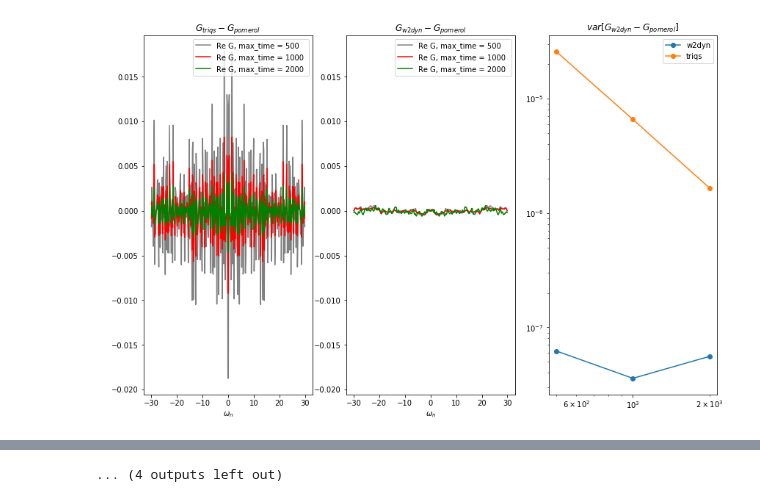
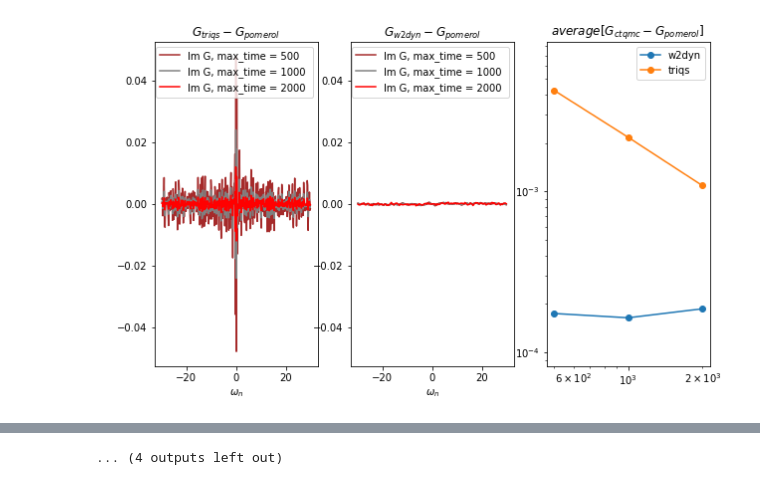
Before and after one commit to ahausoel/benchmarks_light, a Jupyter notebook: 2orbs/plot_statistics.ipynb, the cells around one changed output, grey strips where cells are left out. Cells and saved outputs as stored; diff of their text form; code cells hidden in the pictures.

```diff
--- a/2orbs/plot_statistics.ipynb
+++ b/2orbs/plot_statistics.ipynb
@@ -3,11 +3,12 @@ from pytriqs.gf import *
 from pytriqs.archive import *
 from pytriqs.plot.mpl_interface import oplot, oploti, oplotr, plt
 import numpy as np
-plt.rcParams["figure.figsize"] = (14,9)
+#plt.rcParams["figure.figsize"] = (14,9)
+plt.rcParams["figure.figsize"] = (10,6)
 
 pom = HDFArchive('results/pomerol.h5','r')
 
-color=['grey', 'red', 'green', 'blue', 'black']
+color=['brown', 'grey', 'red', 'green', 'blue', 'black']
 #titlecolor=['grey', 'red', 'green', 'black']
 
 plt.rcParams.update({'font.size': 10})
@@ -19,16 +20,22 @@ for m in {"I", "R"}:
             data = []
 
             w2dyn_vars = []
+            w2dyn_w_vars = []
             triqs_vars = []
+            w2dyn_diffs = []
+            w2dyn_w_diffs = []
+            triqs_diffs = []
 
             times = [500, 1000, 2000]
+            #times = [250, 500, 1000]
 
             for nt, max_time in enumerate(times):
 
                 folder = "results_"+str(max_time)+"/"
-                #print 'folder', folder
+                print 'folder', folder
 
                 w2dyn = HDFArchive(folder+'w2dyn_cthyb.h5','r')
+                #w2dyn_w = HDFArchive(folder+'w2dyn_cthyb_worm.h5','r')
                 triqs = HDFArchive(folder+'cthyb.h5','r')
 
                 beta = w2dyn["G/dn/mesh/domain/beta"]
@@ -55,24 +62,44 @@ for m in {"I", "R"}:
                 #print 'iw_[ind_min]', iw_[ind_min]
                 #print 'iw_[ind_max]', iw_[ind_max]
 
-                max_triqs = np.amax(np.real(triqs['G'][s][b,b].data[ind_min:ind_max]-pom['G'][s][b,b].data[ind_min:ind_max]))
-                max_w2dyn = np.amax(np.real(w2dyn['G'][s][b,b].data[ind_min:ind_max]-pom['G'][s][b,b].data[ind_min:ind_max]))
+                def real_or_imag(array):
 
-                min_triqs = np.amin(np.real(triqs['G'][s][b,b].data[ind_min:ind_max]-pom['G'][s][b,b].data[ind_min:ind_max]))
-                min_w2dyn = np.amin(np.real(w2dyn['G'][s][b,b].data[ind_min:ind_max]-pom['G'][s][b,b].data[ind_min:ind_max]))
+                    if m == "R":
+                        return np.real(array)
+                    else:
+                        return np.imag(array)
+
+
+                max_triqs = np.amax(real_or_imag(triqs['G'][s][b,b].data[ind_min:ind_max]-pom['G'][s][b,b].data[ind_min:ind_max]))
+                max_w2dyn = np.amax(real_or_imag(w2dyn['G'][s][b,b].data[ind_min:ind_max]-pom['G'][s][b,b].data[ind_min:ind_max]))
+
+                min_triqs = np.amin(real_or_imag(triqs['G'][s][b,b].data[ind_min:ind_max]-pom['G'][s][b,b].data[ind_min:ind_max]))
+                min_w2dyn = np.amin(real_or_imag(w2dyn['G'][s][b,b].data[ind_min:ind_max]-pom['G'][s][b,b].data[ind_min:ind_max]))
 
                 ymin = min(min_triqs, min_w2dyn)
                 ymax = max(max_triqs, max_w2dyn)
 
                 ### calculate variance
 
-                w2dyn_var = np.var(np.real(w2dyn['G'][s][b,b].data[ind_min:ind_max]-pom['G'][s][b,b].data[ind_min:ind_max]))
-                triqs_var = np.var(np.real(triqs['G'][s][b,b].data[ind_min:ind_max]-pom['G'][s][b,b].data[ind_min:ind_max]))
+                w2dyn_var = np.var(real_or_imag(w2dyn['G'][s][b,b].data[ind_min:ind_max]-pom['G'][s][b,b].data[ind_min:ind_max]))
+                #w2dyn_w_var = np.var(real_or_imag(w2dyn_w['G'][s][b,b].data[ind_min:ind_max]-pom['G'][s][b,b].data[ind_min:ind_max]))
+                triqs_var = np.var(real_or_imag(triqs['G'][s][b,b].data[ind_min:ind_max]-pom['G'][s][b,b].data[ind_min:ind_max]))
+                w2dyn_diff = np.average(np.abs(real_or_imag(w2dyn['G'][s][b,b].data[ind_min:ind_max]-pom['G'][s][b,b].data[ind_min:ind_max])))
+                #w2dyn_w_diff = np.average(np.abs(real_or_imag(w2dyn_w['G'][s][b,b].data[ind_min:ind_max]-pom['G'][s][b,b].data[ind_min:ind_max])))
+                triqs_diff = np.average(np.abs(real_or_imag(triqs['G'][s][b,b].data[ind_min:ind_max]-pom['G'][s][b,b].data[ind_min:ind_max])))
+
+                #print 'w2dyn_diff', w2dyn_diff
+                #exit()
+
                 #print 'w2dyn_var', w2dyn_var
                 #print 'triqs_var', triqs_var
 
                 w2dyn_vars = np.append(w2dyn_vars, w2dyn_var)
+                #w2dyn_w_vars = np.append(w2dyn_w_vars, w2dyn_w_var)
                 triqs_vars = np.append(triqs_vars, triqs_var)
+                w2dyn_diffs = np.append(w2dyn_diffs, w2dyn_diff)
+                #w2dyn_w_diffs = np.append(w2dyn_w_diffs, w2dyn_w_diff)
+                triqs_diffs = np.append(triqs_diffs, triqs_diff)
                 #exit()
 
                 ### plot plot plot the stuff
@@ -80,26 +107,53 @@ for m in {"I", "R"}:
                 label = "G, max_time = " + str(max_time)
                 plt.subplot(1, 3, 1)
                 plt.title("$G_{triqs}-G_{pomerol}$")
-                oplot(triqs['G'][s][b,b]-pom['G'][s][b,b], '-', x_window = (-iw_max,iw_max), mode = "R", name = label , color = color[nt])
+                oplot(triqs['G'][s][b,b]-pom['G'][s][b,b], '-', x_window = (-iw_max,iw_max), mode = m, name = label , color = color[nt])
                 plt.plot(ymax,ymax, color="white")
                 plt.plot(ymin,ymin, color="white")
                 plt.ylabel(" ")
 
                 plt.subplot(1, 3, 2)
                 plt.title("$G_{w2dyn}-G_{pomerol}$")
-                oplot(w2dyn['G'][s][b,b]-pom['G'][s][b,b], '-', x_window = (-iw_max,iw_max), mode = "R", name = label, color = color[nt])
+                oplot(w2dyn['G'][s][b,b]-pom['G'][s][b,b], '-', x_window = (-iw_max,iw_max), mode = m, name = label, color = color[nt])
                 plt.plot(ymax,ymax, color="white")
                 plt.plot(ymin,ymin, color="white")
                 plt.ylabel(" ")
 
+                #plt.subplot(1, 4, 3)
+                #plt.title("$G_{w2dyn_worm}-G_{pomerol}$")
+                #oplot(w2dyn_w['G'][s][b,b]-pom['G'][s][b,b], '-', x_window = (-iw_max,iw_max), mode = m, name = label, color = color[nt])
+                #plt.plot(ymax,ymax, color="white")
+                #plt.plot(ymin,ymin, color="white")
+                #plt.ylabel(" ")
+
             print "spin = " + str(s) + ", orb_1 = " + str(b) + ", orb_2 = " + str(b)
 
-            plt.subplot(1, 3, 3)
-            plt.loglog(times, w2dyn_vars, "o-", label = "w2dyn")
-            plt.loglog(times, triqs_vars, "o-", label = "triqs")
-            plt.title("$var[G_{w2dyn}-G_{pomerol}]$")
+            def get_log_boundaries(arr1, arr2):
+
+                maxval = max(np.amax(arr1), np.amax(arr2))
+                minval = min(np.amin(arr1), np.amin(arr2))
+
+                expon = np.floor(np.log10(np.abs(maxval))).astype(int)
+                upperbound = 10.0**(expon+1)
+
+                expon = np.floor(np.log10(np.abs(minval))).astype(int)
+                lowerbound = 10.0**(expon)
+
+                #return (lowerbound, upperbound)
+                return (minval/2, maxval*2)
+
+            ax3 = plt.subplot(1, 3, 3)
+            plt.loglog(times, w2dyn_diffs, "o-", label = "w2dyn")
+            #plt.loglog(times, w2dyn_w_diffs, "o-", label = "w2dyn worm")
+            plt.loglog(times, triqs_diffs, "o-", label = "triqs")
+
+            plt.ylim(get_log_boundaries(w2dyn_diffs, triqs_diffs))
+
+            plt.title("$average[G_{ctqmc}-G_{pomerol}]$")
             plt.ylabel(" ")
 
             plt.legend(loc = 'best')
+
+
             plt.show()
 # %% [output]
@@ -106,2 +163,2 @@ for m in {"I", "R"}:
 spin = dn, orb_1 = 0, orb_2 = 0
-[figure, old version]
+[figure, new version]
```
Also changed, not shown: parts of 1 cell of this notebook.
